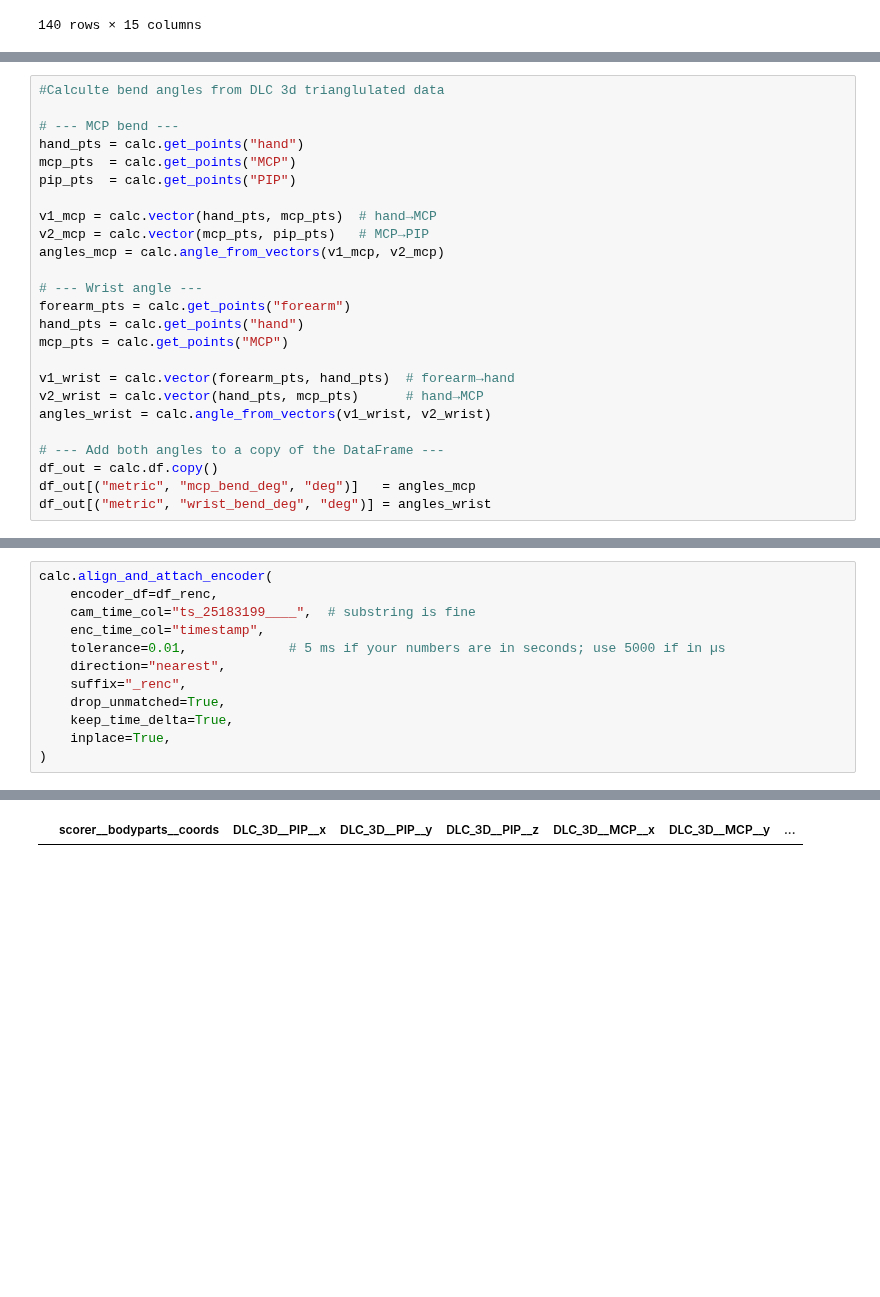
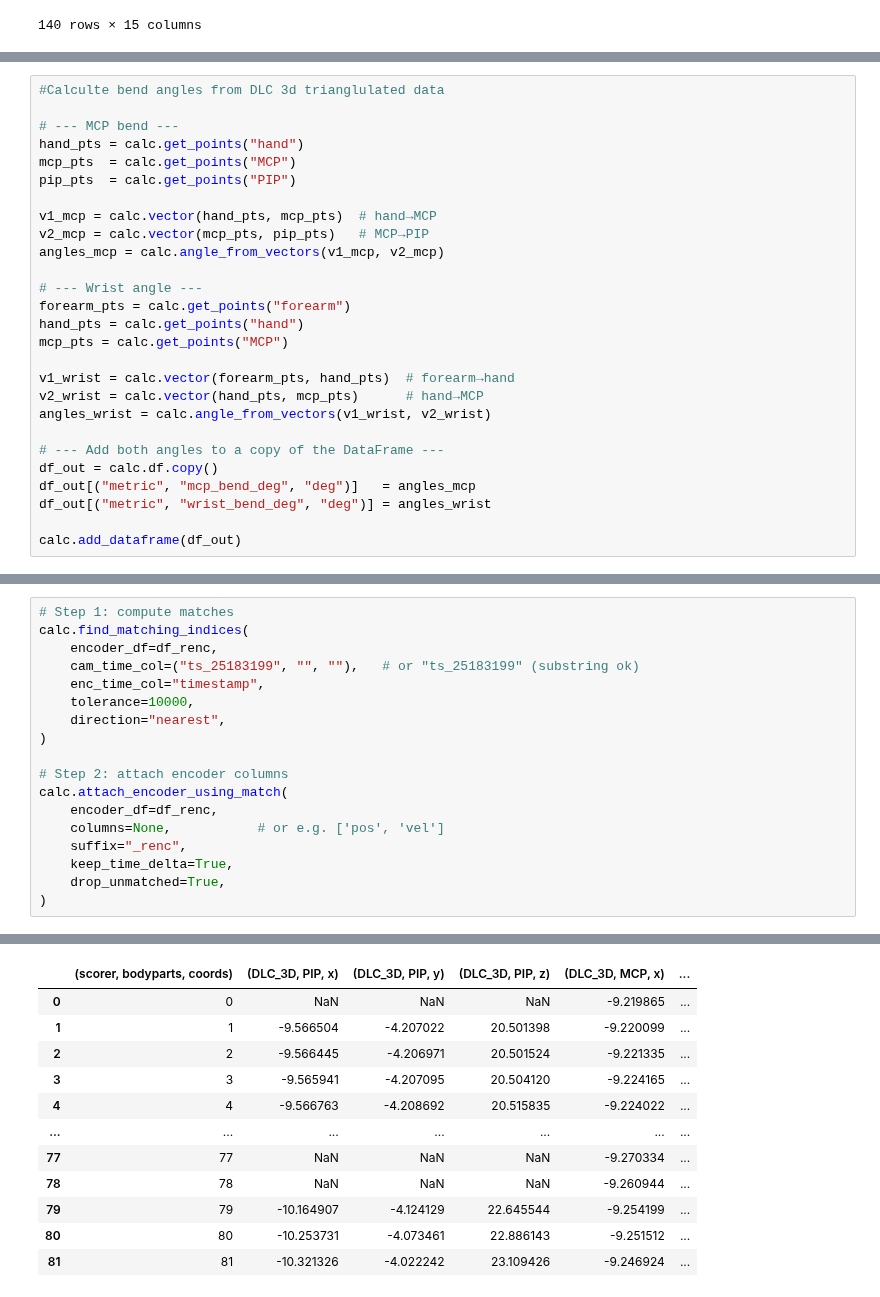
Before and after one commit to neuralengatberkeley/Strain-Sensor-, a Jupyter notebook: Code/analysis/camera_encoder_cal.ipynb, the cells around one changed output, grey strips where cells are left out. Cells and saved outputs as stored; diff of their text form; blank space fills up the shorter version.

Commit message:
completed camera_encoder_cal code

```diff
--- a/Code/analysis/camera_encoder_cal.ipynb
+++ b/Code/analysis/camera_encoder_cal.ipynb
@@ -77,3 +81,5 @@ angles_wrist = calc.angle_from_vectors(v1_wrist, v2_wrist)
 df_out = calc.df.copy()
 df_out[("metric", "mcp_bend_deg", "deg")]   = angles_mcp
 df_out[("metric", "wrist_bend_deg", "deg")] = angles_wrist
+
+calc.add_dataframe(df_out)
@@ -80,13 +165,19 @@ df_out[("metric", "wrist_bend_deg", "deg")] = angles_wrist
 # %%
-calc.align_and_attach_encoder(
+# Step 1: compute matches
+calc.find_matching_indices(
     encoder_df=df_renc,
-    cam_time_col="ts_25183199____",  # substring is fine
+    cam_time_col=("ts_25183199", "", ""),   # or "ts_25183199" (substring ok)
     enc_time_col="timestamp",
-    tolerance=0.01,             # 5 ms if your numbers are in seconds; use 5000 if in µs
+    tolerance=10000,
     direction="nearest",
+)
+
+# Step 2: attach encoder columns
+calc.attach_encoder_using_match(
+    encoder_df=df_renc,
+    columns=None,           # or e.g. ['pos', 'vel']
     suffix="_renc",
+    keep_time_delta=True,
     drop_unmatched=True,
-    keep_time_delta=True,
-    inplace=True,
 )
 # %% [output]
@@ -95 +186,12 @@ calc.align_and_attach_encoder(
-|  | scorer__bodyparts__coords | DLC_3D__PIP__x | DLC_3D__PIP__y | DLC_3D__PIP__z | DLC_3D__MCP__x | DLC_3D__MCP__y | ... |
+|  | (scorer, bodyparts, coords) | (DLC_3D, PIP, x) | (DLC_3D, PIP, y) | (DLC_3D, PIP, z) | (DLC_3D, MCP, x) | ... |
+| 0 | 0 | NaN | NaN | NaN | -9.219865 | ... |
+| 1 | 1 | -9.566504 | -4.207022 | 20.501398 | -9.220099 | ... |
+| 2 | 2 | -9.566445 | -4.206971 | 20.501524 | -9.221335 | ... |
+| 3 | 3 | -9.565941 | -4.207095 | 20.504120 | -9.224165 | ... |
+| 4 | 4 | -9.566763 | -4.208692 | 20.515835 | -9.224022 | ... |
+| ... | ... | ... | ... | ... | ... | ... |
+| 77 | 77 | NaN | NaN | NaN | -9.270334 | ... |
+| 78 | 78 | NaN | NaN | NaN | -9.260944 | ... |
+| 79 | 79 | -10.164907 | -4.124129 | 22.645544 | -9.254199 | ... |
+| 80 | 80 | -10.253731 | -4.073461 | 22.886143 | -9.251512 | ... |
+| 81 | 81 | -10.321326 | -4.022242 | 23.109426 | -9.246924 | ... |
```
Also changed, not shown: parts of 10 cells of this notebook, 1 other file.
